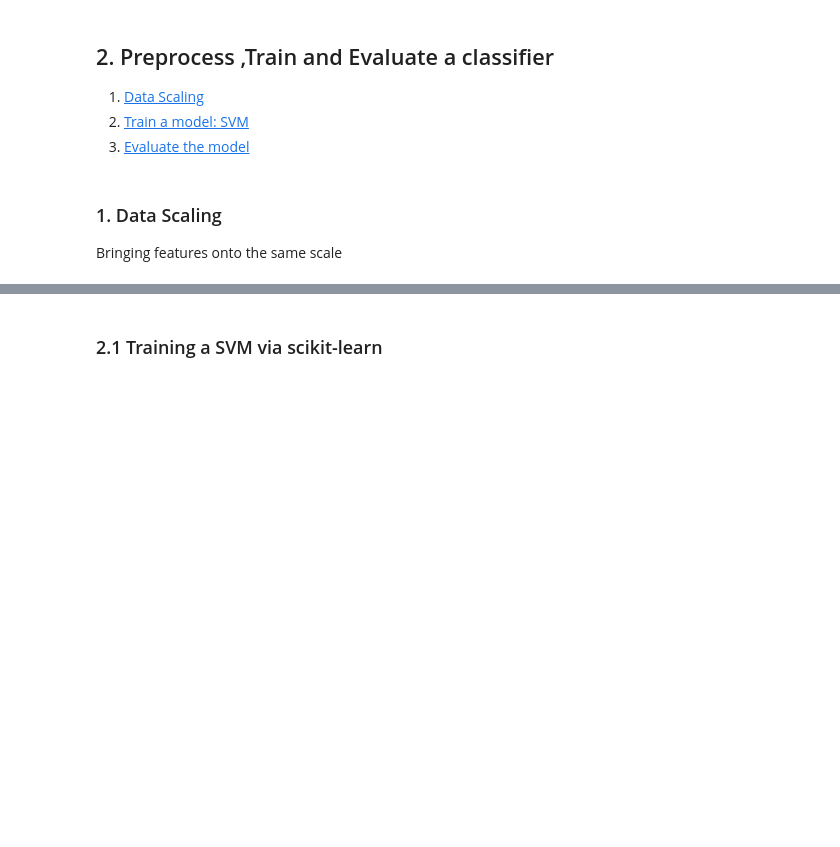
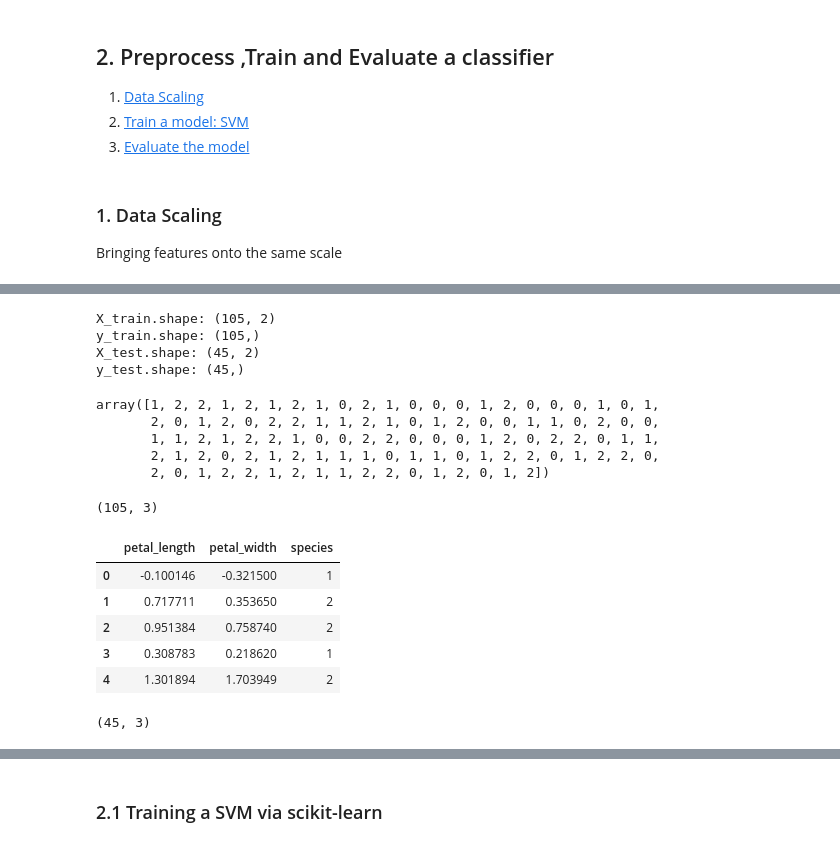
Before and after one commit to habtamu/adversarial-robustness-toolbox, a Jupyter notebook: notebooks/Exp-1_train_iris_SVC_locally.ipynb, the cells around one changed output, grey strips where cells are left out. Drawn from its saved outputs; the diff is of its cells as text; code cells hidden in the pictures; blank space fills up the shorter version.

Commit message:
Save change on Nov 25,2020

```diff
--- a/notebooks/Exp-1_train_iris_SVC_locally.ipynb
+++ b/notebooks/Exp-1_train_iris_SVC_locally.ipynb
@@ -108,3 +102,12 @@ y_test.shape: (45,)
+# %%
+# Transformed dataframe
+df_transformed = pd.DataFrame(
+    data=X,
+    columns=["sepal_length","sepal_width","petal_length","petal_width"])
+df_transformed["species"] = y
+
+# save csv file
+df_transformed.to_csv("./data/iris_transformed.csv", index=False)
 # %% [markdown]
 <a id="eda"></a>
 ## Exploratory Data Analysis
@@ -339,0 +225,40 @@ def preprocess_standard(X_train: np.ndarray, X_test: np.ndarray) -> Tuple[np.nda
+# %%
+print(f'X_train.shape: {X_train.shape}')
+print(f'y_train.shape: {y_train.shape}')
+print(f'X_test.shape: {X_test.shape}')
+print(f'y_test.shape: {y_test.shape}')
+# %% [output]
+X_train.shape: (105, 2)
+y_train.shape: (105,)
+X_test.shape: (45, 2)
+y_test.shape: (45,)
+# %%
+np.array(y_train)
+# %% [output]
+array([1, 2, 2, 1, 2, 1, 2, 1, 0, 2, 1, 0, 0, 0, 1, 2, 0, 0, 0, 1, 0, 1,
+       2, 0, 1, 2, 0, 2, 2, 1, 1, 2, 1, 0, 1, 2, 0, 0, 1, 1, 0, 2, 0, 0,
+       1, 1, 2, 1, 2, 2, 1, 0, 0, 2, 2, 0, 0, 0, 1, 2, 0, 2, 2, 0, 1, 1,
+       2, 1, 2, 0, 2, 1, 2, 1, 1, 1, 0, 1, 1, 0, 1, 2, 2, 0, 1, 2, 2, 0,
+       2, 0, 1, 2, 2, 1, 2, 1, 1, 2, 2, 0, 1, 2, 0, 1, 2])
+# %%
+# Transformed Train_Std dataframe
+df_Train_Std = pd.DataFrame(
+    data=X_train,
+    columns=["petal_length","petal_width"])
+df_Train_Std["species"] = y_train.values
+
+# save csv file
+df_Train_Std.to_csv("./data/iris_Train_Std.csv", index=False)
+# %%
+df_Train_Std.shape
+# %% [output]
+(105, 3)
+# %%
+df_Train_Std.head()
+# %% [output]
+|  | petal_length | petal_width | species |
+| 0 | -0.100146 | -0.321500 | 1 |
+| 1 | 0.717711 | 0.353650 | 2 |
+| 2 | 0.951384 | 0.758740 | 2 |
+| 3 | 0.308783 | 0.218620 | 1 |
+| 4 | 1.301894 | 1.703949 | 2 |
@@ -339,0 +274,4 @@ def preprocess_standard(X_train: np.ndarray, X_test: np.ndarray) -> Tuple[np.nda
+# %%
+df_Test_Std.shape
+# %% [output]
+(45, 3)
```
Also changed, not shown: parts of 56 cells of this notebook, 29 other files.
